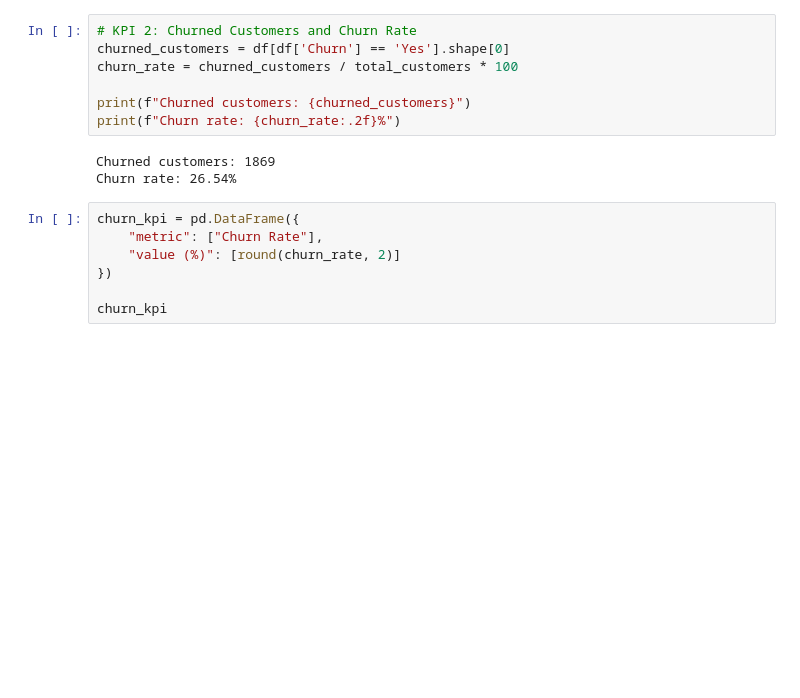
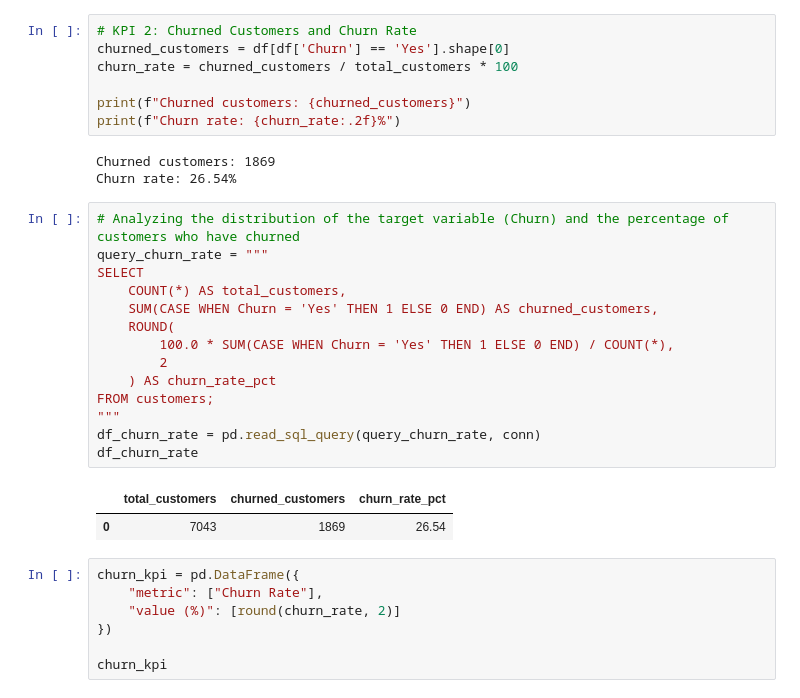
Before and after one commit to crisemy/OwnDataAnalysisProjects, a Jupyter notebook: TelcoCustomerChurn/TelcoCustomerChurn.ipynb, the cells around one changed output. Saved outputs shown, nothing was run; the diff lists cells and outputs as text; blank space fills up the shorter version.

```diff
--- a/TelcoCustomerChurn/TelcoCustomerChurn.ipynb
+++ b/TelcoCustomerChurn/TelcoCustomerChurn.ipynb
@@ -232,6 +225,23 @@ print(f"Churn rate: {churn_rate:.2f}%")
 # %% [output]
 Churned customers: 1869
 Churn rate: 26.54%
+# %%
+# Analyzing the distribution of the target variable (Churn) and the percentage of customers who have churned
+query_churn_rate = """
+SELECT
+    COUNT(*) AS total_customers,
+    SUM(CASE WHEN Churn = 'Yes' THEN 1 ELSE 0 END) AS churned_customers,
+    ROUND(
+        100.0 * SUM(CASE WHEN Churn = 'Yes' THEN 1 ELSE 0 END) / COUNT(*),
+        2
+    ) AS churn_rate_pct
+FROM customers;
+"""
+df_churn_rate = pd.read_sql_query(query_churn_rate, conn)
+df_churn_rate
+# %% [output]
+|  | total_customers | churned_customers | churn_rate_pct |
+| 0 | 7043 | 1869 | 26.54 |
 # %%
 churn_kpi = pd.DataFrame({
     "metric": ["Churn Rate"],
```
Also changed, not shown: parts of 15 cells of this notebook.
